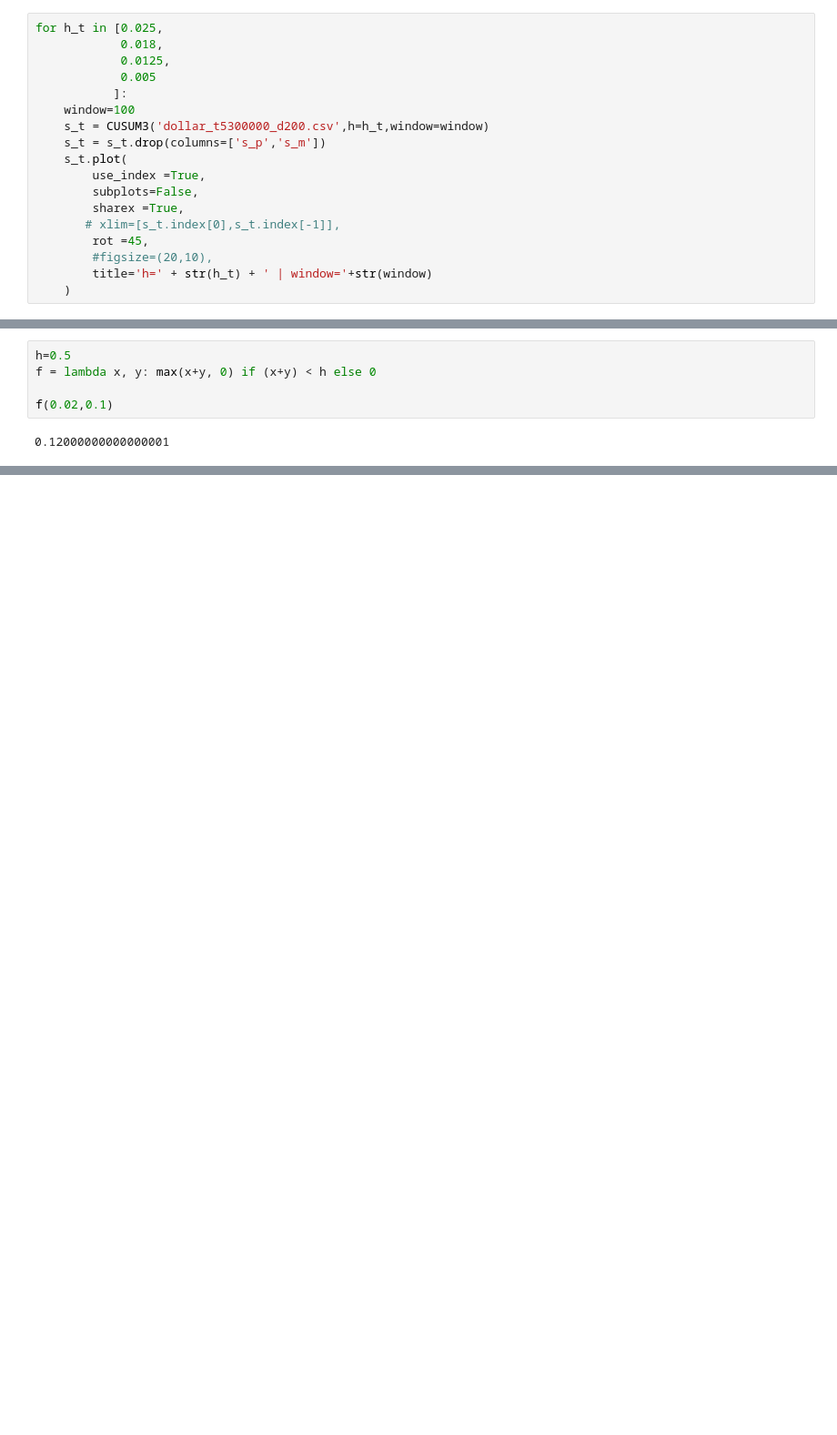
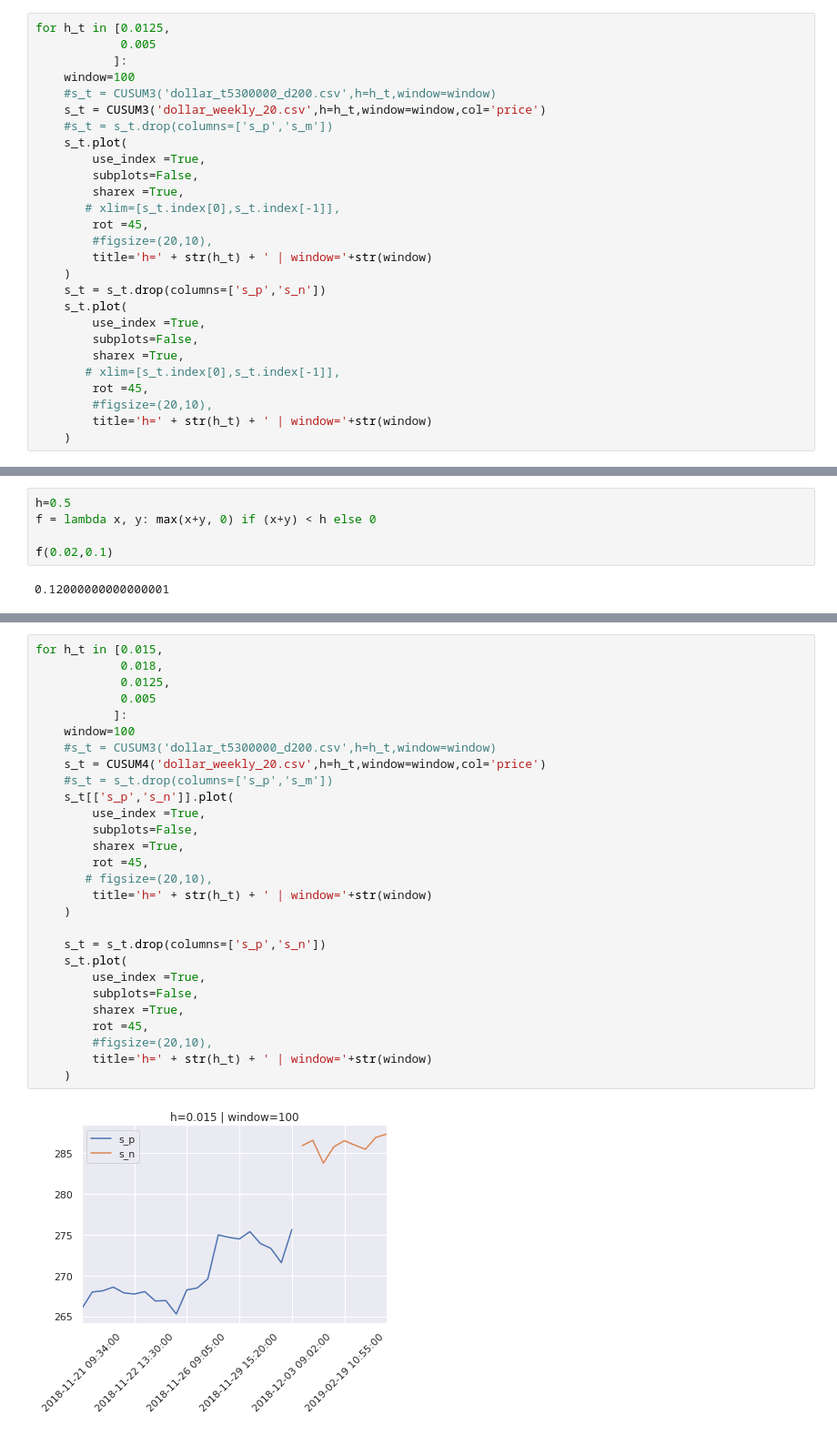
Before and after one commit to kooBH/FinanceServer, a Jupyter notebook: DE_PRADO/CUSUM.ipynb, the cells around one changed output, grey strips where cells are left out. Shown at 91% size. Drawn from its saved outputs; the diff is of its cells as text; blank space fills up the shorter version.

```diff
--- a/DE_PRADO/CUSUM.ipynb
+++ b/DE_PRADO/CUSUM.ipynb
@@ -267,13 +272,12 @@ def CUSUM3(
     return s_t
 # %%
-for h_t in [0.025,
-            0.018,
-            0.0125,
+for h_t in [0.0125,
             0.005
            ]:
     window=100
-    s_t = CUSUM3('dollar_t5300000_d200.csv',h=h_t,window=window)
-    s_t = s_t.drop(columns=['s_p','s_m'])
+    #s_t = CUSUM3('dollar_t5300000_d200.csv',h=h_t,window=window)
+    s_t = CUSUM3('dollar_weekly_20.csv',h=h_t,window=window,col='price')
+    #s_t = s_t.drop(columns=['s_p','s_m'])
     s_t.plot(
         use_index =True,
         subplots=False,
@@ -283,3 +287,13 @@ for h_t in [0.025,
         #figsize=(20,10),
         title='h=' + str(h_t) + ' | window='+str(window)
     )
+    s_t = s_t.drop(columns=['s_p','s_n'])
+    s_t.plot(
+        use_index =True,
+        subplots=False,
+        sharex =True,
+       # xlim=[s_t.index[0],s_t.index[-1]],
+        rot =45,
+        #figsize=(20,10),
+        title='h=' + str(h_t) + ' | window='+str(window)
+    )
@@ -297,0 +342,30 @@ f(0.02,0.1)
+# %%
+for h_t in [0.015,
+            0.018,
+            0.0125,
+            0.005
+           ]:
+    window=100
+    #s_t = CUSUM3('dollar_t5300000_d200.csv',h=h_t,window=window)
+    s_t = CUSUM4('dollar_weekly_20.csv',h=h_t,window=window,col='price')
+    #s_t = s_t.drop(columns=['s_p','s_m'])
+    s_t[['s_p','s_n']].plot(
+        use_index =True,
+        subplots=False,
+        sharex =True,
+        rot =45,
+       # figsize=(20,10),
+        title='h=' + str(h_t) + ' | window='+str(window)
+    )
+
+    s_t = s_t.drop(columns=['s_p','s_n'])
+    s_t.plot(
+        use_index =True,
+        subplots=False,
+        sharex =True,
+        rot =45,
+        #figsize=(20,10),
+        title='h=' + str(h_t) + ' | window='+str(window)
+    )
+# %% [output]
+[figure, added]
```
Also changed, not shown: parts of 9 cells of this notebook, 9 other files.
